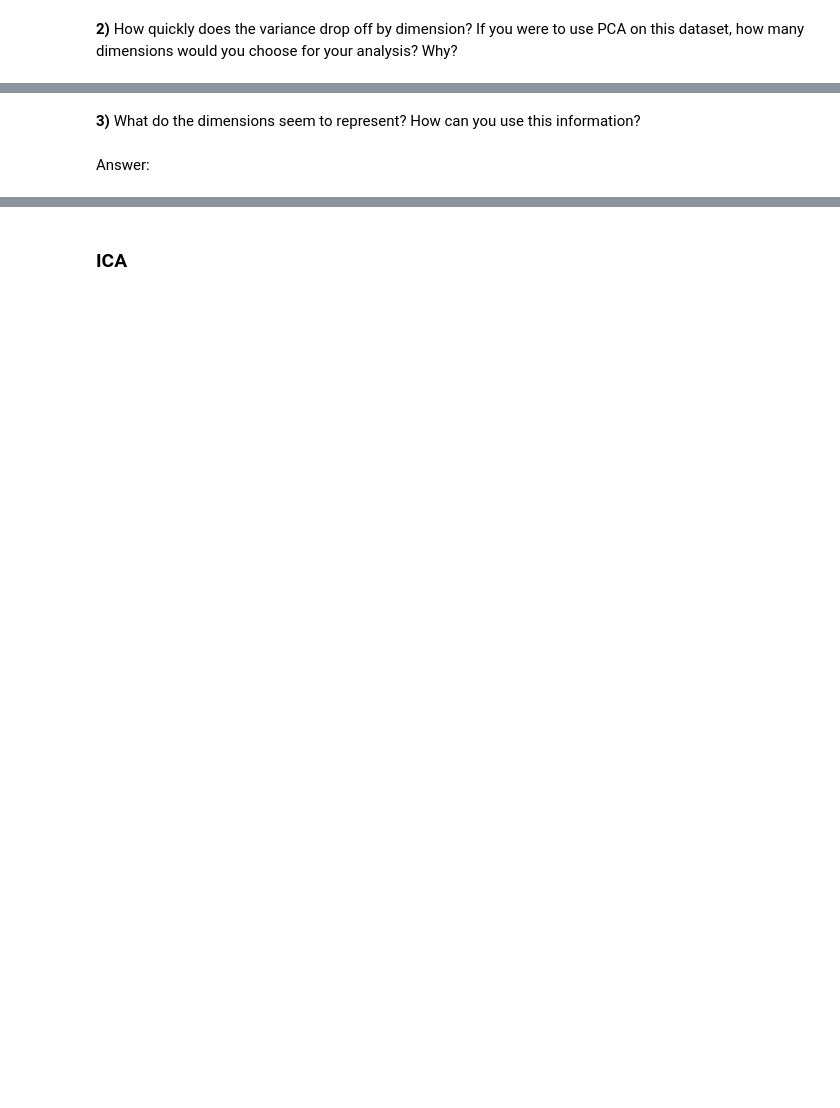
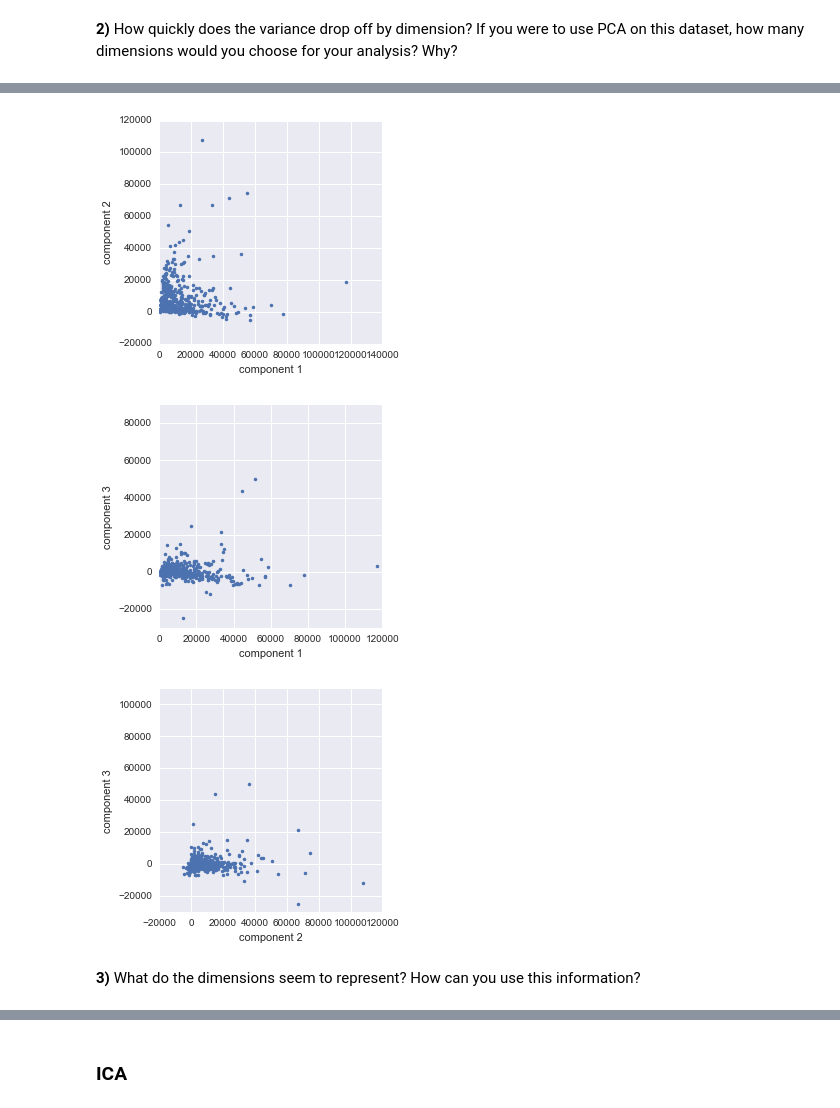
Before and after one commit to sharpround/customer_segments, a Jupyter notebook: customer_segments.ipynb, the cells around one changed output, grey strips where cells are left out. Cells and saved outputs as stored; diff of their text form; code cells hidden in the pictures; blank space fills up the shorter version.

```diff
--- a/customer_segments.ipynb
+++ b/customer_segments.ipynb
@@ -95,4 +125,26 @@ Answer:
+# %%
+X_reduced = np.dot(pca.components_, np.transpose(data.as_matrix()))
+
+plt.figure()
+plt.plot(-X_reduced[0], X_reduced[1], '.')
+plt.xlabel("component 1")
+plt.ylabel("component 2")
+plt_axis1 = plt.axis('square')
+
+plt.figure()
+plt.plot(-X_reduced[0], X_reduced[2], '.')
+plt.xlabel("component 1")
+plt.ylabel("component 3")
+plt_axis2 = plt.axis('square')
+
+plt.figure()
+plt.plot(X_reduced[1], X_reduced[2], '.')
+plt.xlabel("component 2")
+plt.ylabel("component 3")
+plt_axis3 = plt.axis('square')
+# %% [output]
+[figure, added]
+[figure, added]
+[figure, added]
 # %% [markdown]
 **3)** What do the dimensions seem to represent? How can you use this information?
-# %% [markdown]
-Answer:
```
Also changed, not shown: parts of 6 cells of this notebook.
